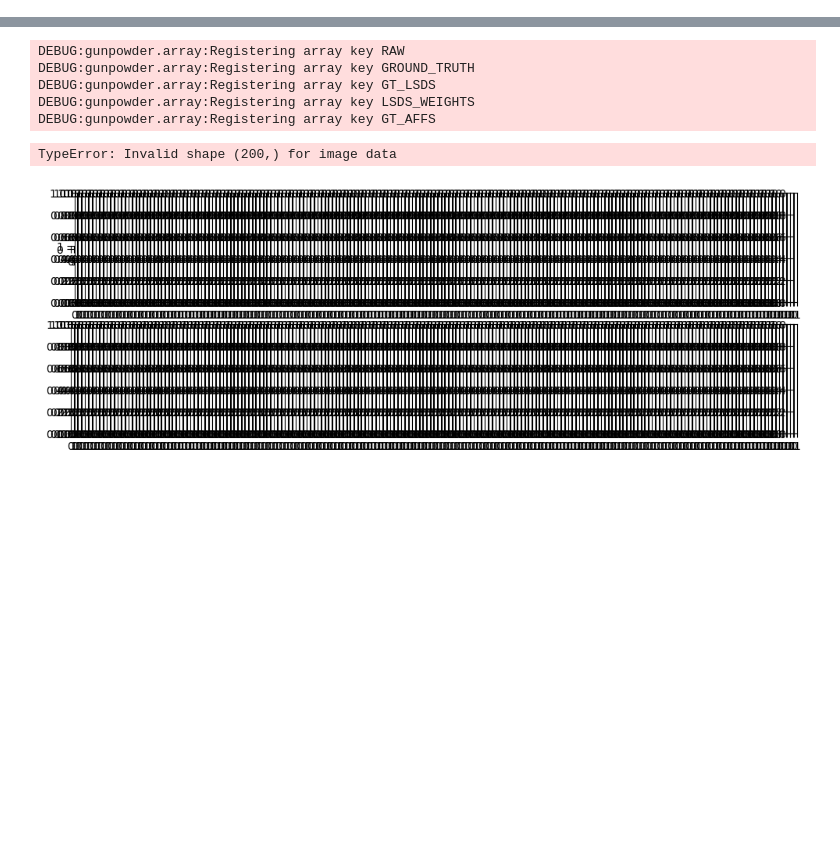
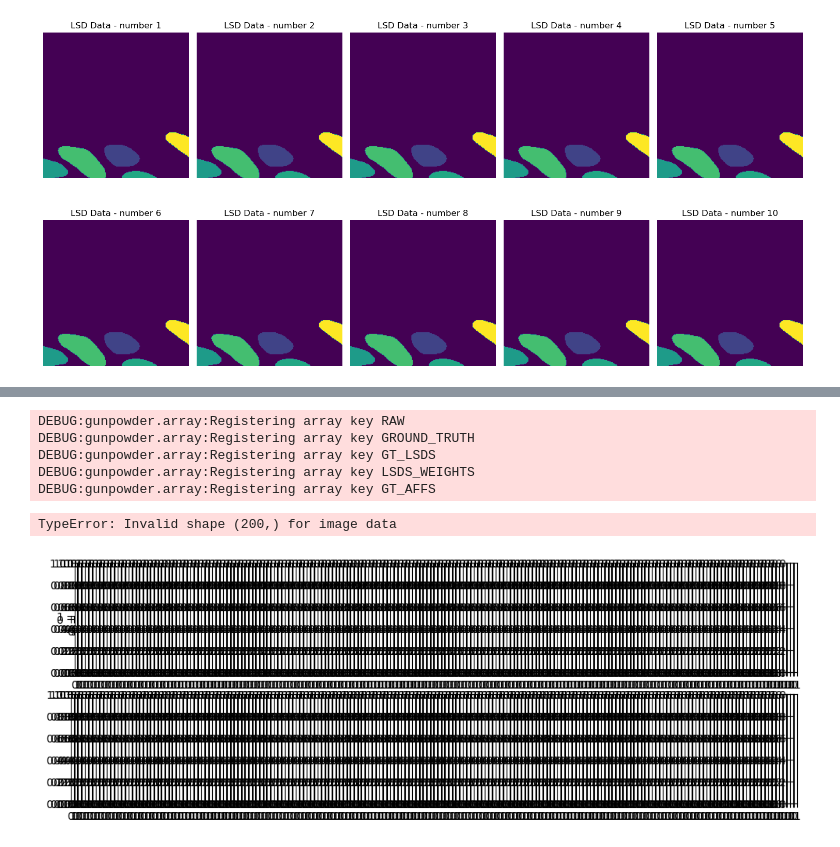
Before and after one commit to stemarcotti/DL_MBL_HACK, a Jupyter notebook: check_LSD_outputs.ipynb, the cells around one changed output, grey strips where cells are left out. Drawn from its saved outputs; the diff is of its cells as text; code cells hidden in the pictures; blank space fills up the shorter version.

```diff
--- a/check_LSD_outputs.ipynb
+++ b/check_LSD_outputs.ipynb
@@ -96,3 +79,18 @@ plt.show()
+# %%
+chosen_z_plane = 5  # Adjust this to the desired z-plane
+
+# Create a figure with subplots for the 10 plots
+plt.figure(figsize=(15, 8))
+for i in range(10):
+    plt.subplot(2, 5, i + 1)
+    plt.imshow(gt_data[chosen_z_plane, :, :], cmap='viridis')  # Adjust the colormap as needed
+    plt.title(f'LSD Data - number {i + 1}')
+    plt.axis('off')
+
+plt.tight_layout()
+plt.show()
+# %% [output]
+[figure, added]
 # %%
 chosen_z_plane = 5  # Adjust this to the desired z-plane
 
```
Also changed, not shown: parts of 5 cells of this notebook.
